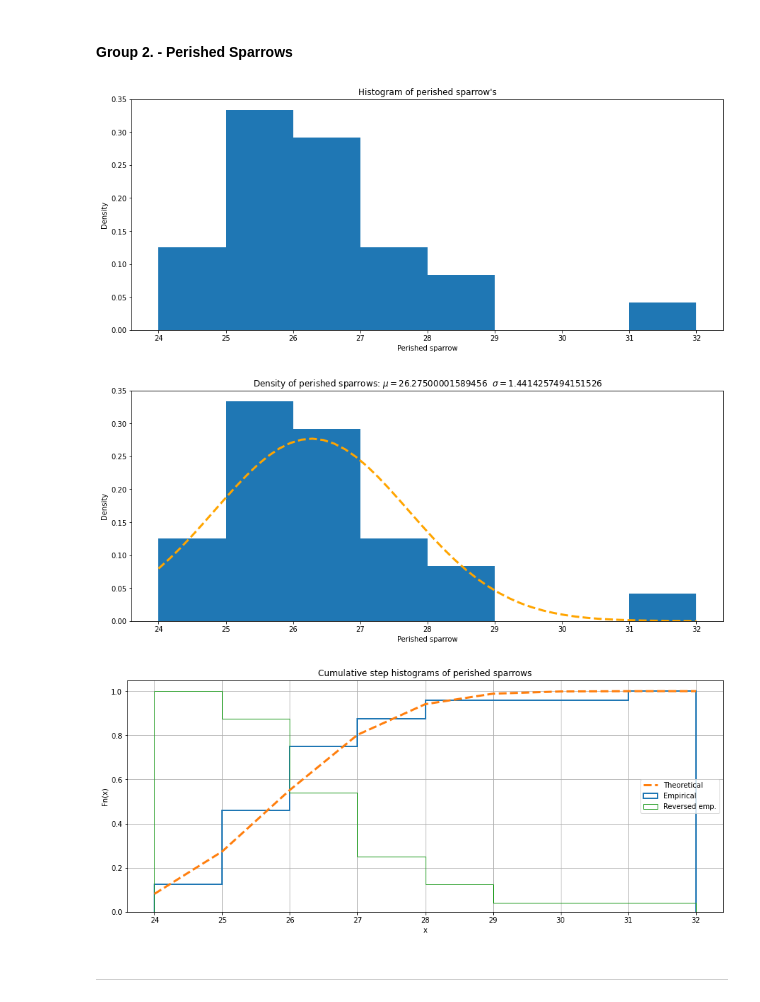
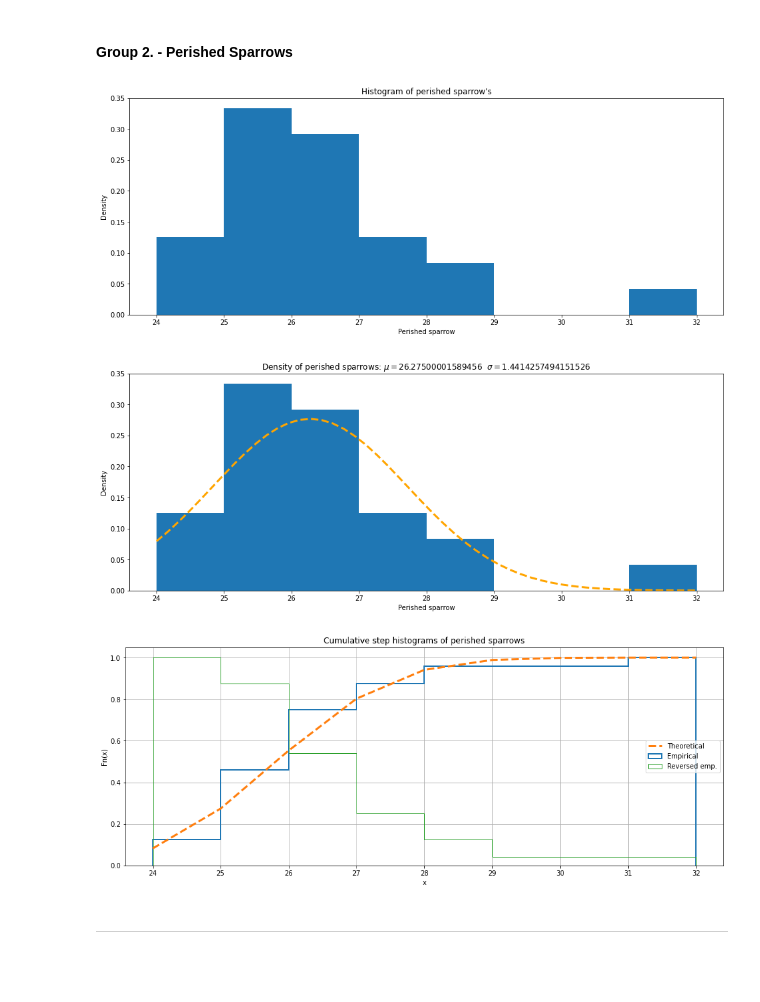
Before and after one commit to mihino89/CTU-STU, a Jupyter notebook: BIE-PST-HW/BIE-PST.ipynb, the cells around one changed output. Cells and saved outputs as stored; diff of their text form; code cells hidden in the pictures; blank space fills up the shorter version.

```diff
--- a/BIE-PST-HW/BIE-PST.ipynb
+++ b/BIE-PST-HW/BIE-PST.ipynb
@@ -206,20 +208,20 @@ plt.show()
 #### Group 2. - Perished Sparrows
 # %%
 # linspace() -> Return evenly spaced numbers over a specified interval.[1]
-plt.figure(figsize=(15,6))
+plt.figure(figsize=(16,6))
 plt.title("Histogram of perished sparrow's")
 plt.ylabel('Density')
 plt.xlabel('Perished sparrow')
 
 n, bins, patches = plt.hist(perished, bins_p, density=1)
 # %% [output]
-[figure, old version]
+[figure, new version]
 # %%
-density_x = np.linspace(perished_min, perished_max)
+density_x_p = np.linspace(perished_min, perished_max)
 
-plt.figure(figsize=(15,6))
+plt.figure(figsize=(16,6))
 n, bins, patches = plt.hist(perished, bins_p, density=1)
-plt.plot(density_x, norm.pdf(density_x, loc=mu_p, scale=sigma_p), '--', linewidth=3, color='orange')
+plt.plot(density_x_p, norm.pdf(density_x_p, loc=mu_p, scale=sigma_p), '--', linewidth=3, color='orange')
 
 plt.title("Density of perished sparrows: $\mu= $" + str(mu_p) +"  $\sigma= $" + str(sigma_p))
 plt.ylabel('Density')
@@ -229,9 +231,9 @@ plt.xlabel('Perished sparrow')
 fig.tight_layout()
 plt.show()
 # %% [output]
-[figure, old version]
+[figure, new version]
 # %%
-fig, ax = plt.subplots(figsize=(15, 6))
+fig, ax = plt.subplots(figsize=(16, 6))
 
 # plot the cumulative histogram
 n, bins, patches = ax.hist(perished, bins_p,linewidth=2, density=True, histtype='step',
@@ -258,7 +260,7 @@ ax.set_ylabel('Fn(x)')
 
 plt.show()
 # %% [output]
-[figure, old version]
+[figure, new version]
 # %% [markdown]
 
 <hr \>
```
Also changed, not shown: parts of 22 cells of this notebook.
